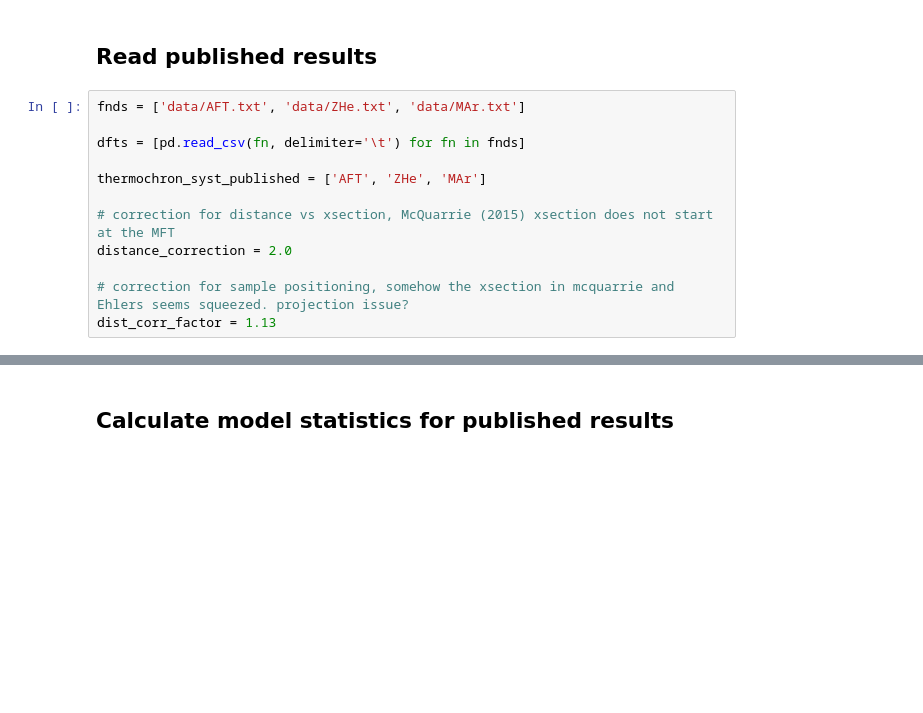
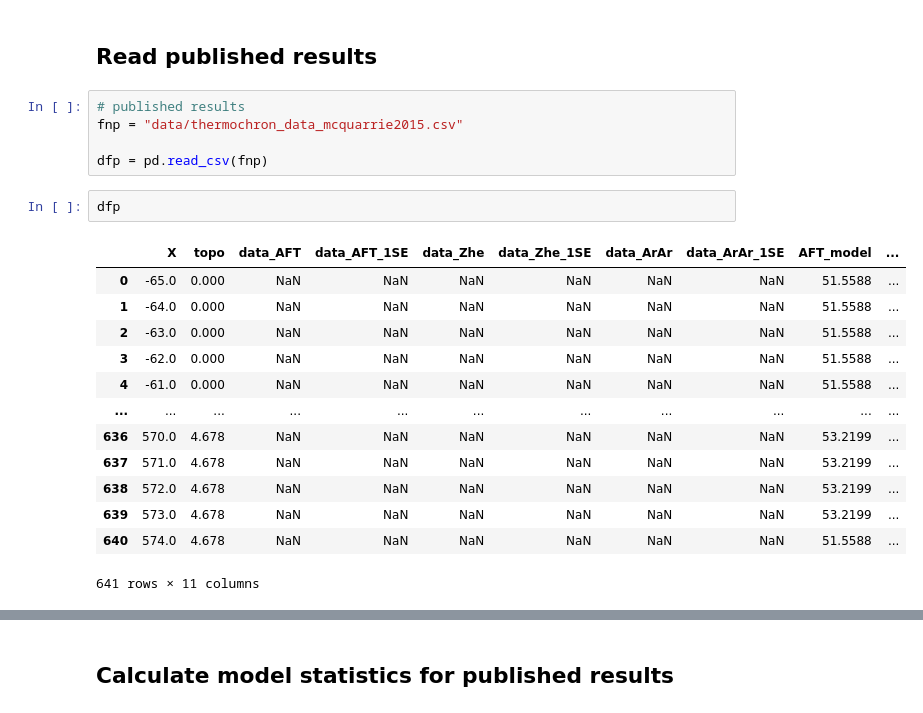
Before and after one commit to ElcoLuijendijk/wedgex, a Jupyter notebook: wedgex.ipynb, the cells around one changed output, grey strips where cells are left out. Saved outputs shown, nothing was run; the diff lists cells and outputs as text; blank space fills up the shorter version.

```diff
--- a/wedgex.ipynb
+++ b/wedgex.ipynb
@@ -983,14 +989,23 @@ saving figure as fig/wedgex_model_default.svg
 # %% [markdown]
 ## Read published results
-# %%
-fnds = ['data/AFT.txt', 'data/ZHe.txt', 'data/MAr.txt']
-
-dfts = [pd.read_csv(fn, delimiter='\t') for fn in fnds]
-
-thermochron_syst_published = ['AFT', 'ZHe', 'MAr']
-
-# correction for distance vs xsection, McQuarrie (2015) xsection does not start at the MFT
-distance_correction = 2.0
-
-# correction for sample positioning, somehow the xsection in mcquarrie and Ehlers seems squeezed. projection issue?
-dist_corr_factor = 1.13
+# %%
+# published results
+fnp = "data/thermochron_data_mcquarrie2015.csv"
+
+dfp = pd.read_csv(fnp)
+# %%
+dfp
+# %% [output]
+|  | X | topo | data_AFT | data_AFT_1SE | data_Zhe | data_Zhe_1SE | data_ArAr | data_ArAr_1SE | AFT_model | ... |
+| 0 | -65.0 | 0.000 | NaN | NaN | NaN | NaN | NaN | NaN | 51.5588 | ... |
+| 1 | -64.0 | 0.000 | NaN | NaN | NaN | NaN | NaN | NaN | 51.5588 | ... |
+| 2 | -63.0 | 0.000 | NaN | NaN | NaN | NaN | NaN | NaN | 51.5588 | ... |
+| 3 | -62.0 | 0.000 | NaN | NaN | NaN | NaN | NaN | NaN | 51.5588 | ... |
+| 4 | -61.0 | 0.000 | NaN | NaN | NaN | NaN | NaN | NaN | 51.5588 | ... |
+| ... | ... | ... | ... | ... | ... | ... | ... | ... | ... | ... |
+| 636 | 570.0 | 4.678 | NaN | NaN | NaN | NaN | NaN | NaN | 53.2199 | ... |
+| 637 | 571.0 | 4.678 | NaN | NaN | NaN | NaN | NaN | NaN | 53.2199 | ... |
+| 638 | 572.0 | 4.678 | NaN | NaN | NaN | NaN | NaN | NaN | 53.2199 | ... |
+| 639 | 573.0 | 4.678 | NaN | NaN | NaN | NaN | NaN | NaN | 53.2199 | ... |
+| 640 | 574.0 | 4.678 | NaN | NaN | NaN | NaN | NaN | NaN | 51.5588 | ... |
+641 rows × 11 columns
```
Also changed, not shown: parts of 14 cells of this notebook, 11 other files.
